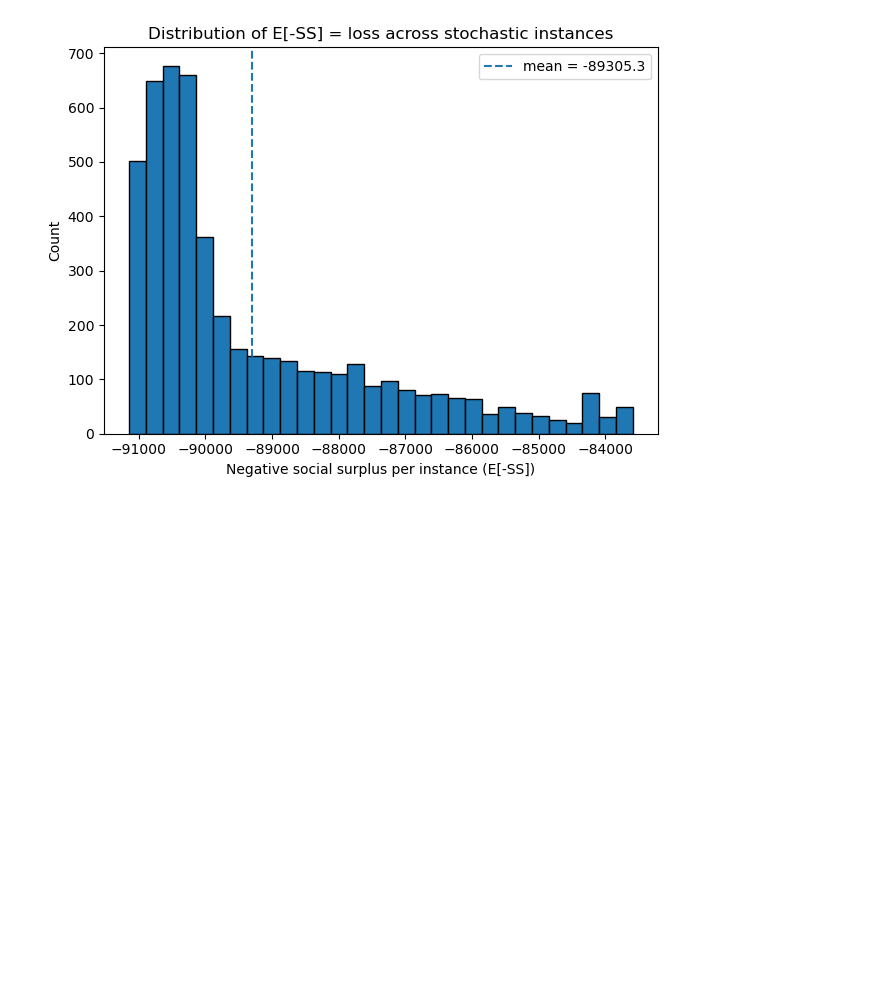
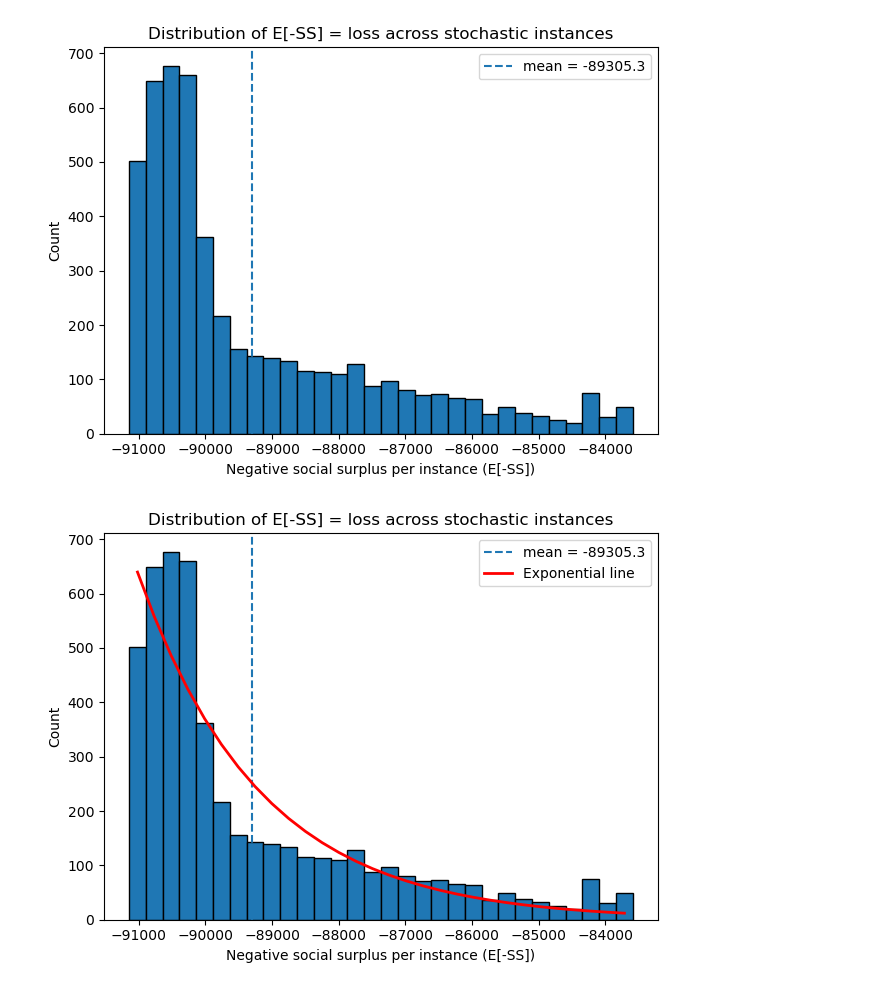
Before and after one commit to maxboonban/zavala_electricity_market, a Jupyter notebook: visualize_distributions.ipynb, the cells around one changed output. Cells and saved outputs as stored; diff of their text form; code cells hidden in the pictures; blank space fills up the shorter version.

Commit message:
Updated visualizations

```diff
--- a/visualize_distributions.ipynb
+++ b/visualize_distributions.ipynb
@@ -632,3 +632,59 @@ plt.tight_layout()
 plt.show()
 # %% [output]
 [figure]
+# %%
+import numpy as np
+import matplotlib.pyplot as plt
+
+# ---- Plot welfare distribution (negative social surplus E[-SS]) with exponential overlay ----
+vals = np.array(det_ss, dtype=float)  # or your chosen series
+vals = vals[~np.isnan(vals)]
+
+plt.figure()
+
+# histogram (counts, not density) — keep as-is
+bins = 30
+counts, bin_edges, _ = plt.hist(vals, bins=bins, edgecolor='black')
+
+# mean line — keep as-is
+mu = float(np.mean(vals))
+plt.axvline(mu, linestyle='--', label=f"mean = {mu:.1f}")
+
+# ----- NEW: overlay an exponential with same (shifted) mean, scaled to counts -----
+# Exponential is supported on [0, ∞). If data start below 0, shift so min maps to 0
+xmin = float(np.min(vals))
+shift = xmin if xmin < 0 else 0.0
+
+# Exponential rate parameter λ = 1 / E[X_shifted]
+mu_shifted = float(np.mean(vals - shift))
+lam = 1.0 / mu_shifted if mu_shifted > 0 else np.nan
+
+# Build x at bin centers and scale the exponential PDF to histogram "counts"
+bin_centers = 0.5 * (bin_edges[:-1] + bin_edges[1:])
+bin_width = float(bin_edges[1] - bin_edges[0])
+
+# Exponential pdf evaluated on shifted support; clip negative (pre-shift) to 0
+x_for_pdf = np.maximum(bin_centers - shift, 0.0)
+pdf_exp = lam * np.exp(-lam * x_for_pdf)
+
+# Convert density to expected bin COUNTS so it overlays the histogram
+exp_counts = pdf_exp * len(vals) * bin_width
+
+plt.plot(bin_centers, exp_counts, 'r-', linewidth=2,
+         label=f'Exponential line')
+
+# Labels & cosmetics — keep as-is
+plt.xlabel("Negative social surplus per instance (E[-SS])")
+plt.ylabel("Count")
+plt.title("Distribution of E[-SS] = loss across stochastic instances")
+plt.legend()
+plt.tight_layout()
+
+# Optional: uncomment to emphasize tail-vs-exponential on a log y-scale
+# plt.yscale('log')
+
+# Save/show as you prefer
+# plt.savefig("stochastic_neg_ss_distribution_with_exp.png", dpi=150, bbox_inches='tight')
+plt.show()
+# %% [output]
+[figure, added]
```
Also changed, not shown: 7 other files.
